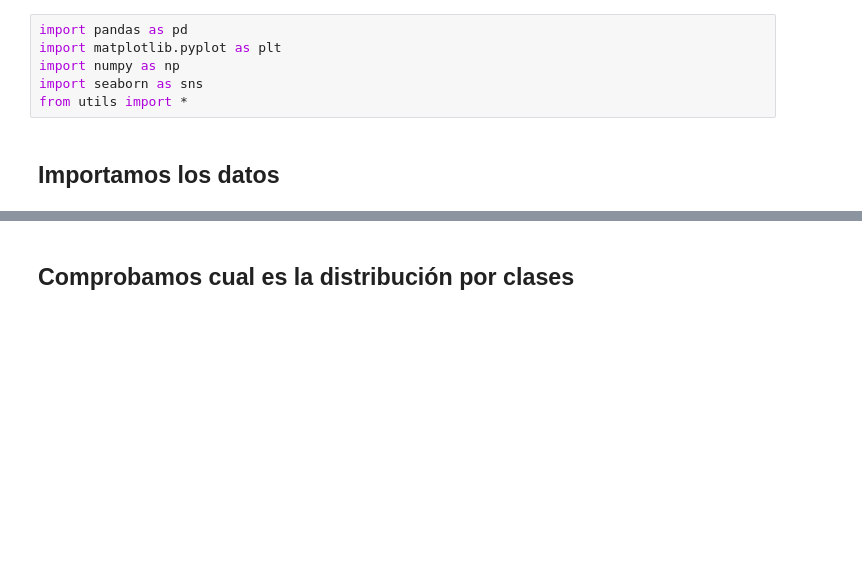
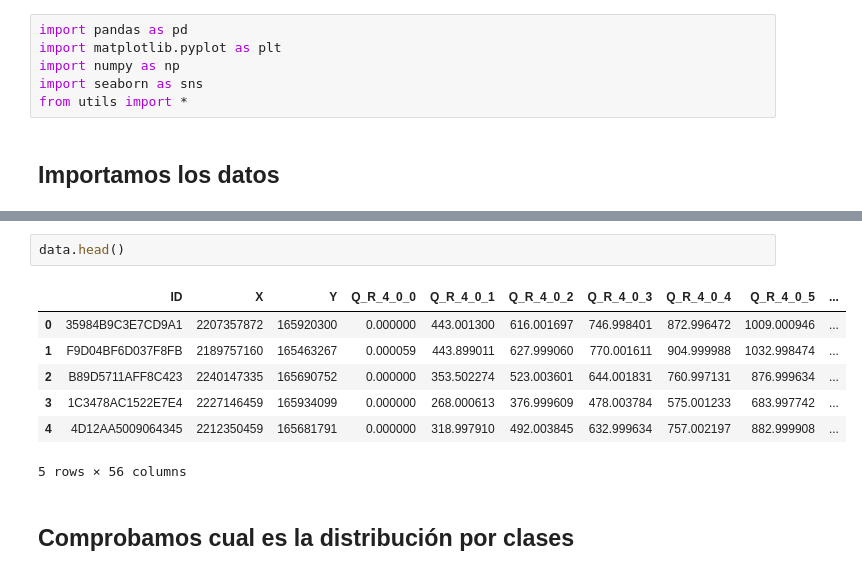
Before and after one commit to jomartla/UniversityHack-Datathon, a Jupyter notebook: MINSAIT_bester_manns.ipynb, the cells around one changed output, grey strips where cells are left out. Saved outputs shown, nothing was run; the diff lists cells and outputs as text; blank space fills up the shorter version.

```diff
--- a/MINSAIT_bester_manns.ipynb
+++ b/MINSAIT_bester_manns.ipynb
@@ -20,3 +36,13 @@ total = pd.concat([data,estimate])
+# %%
+data.head()
+# %% [output]
+|  | ID | X | Y | Q_R_4_0_0 | Q_R_4_0_1 | Q_R_4_0_2 | Q_R_4_0_3 | Q_R_4_0_4 | Q_R_4_0_5 | ... |
+| 0 | 35984B9C3E7CD9A1 | 2207357872 | 165920300 | 0.000000 | 443.001300 | 616.001697 | 746.998401 | 872.996472 | 1009.000946 | ... |
+| 1 | F9D04BF6D037F8FB | 2189757160 | 165463267 | 0.000059 | 443.899011 | 627.999060 | 770.001611 | 904.999988 | 1032.998474 | ... |
+| 2 | B89D5711AFF8C423 | 2240147335 | 165690752 | 0.000000 | 353.502274 | 523.003601 | 644.001831 | 760.997131 | 876.999634 | ... |
+| 3 | 1C3478AC1522E7E4 | 2227146459 | 165934099 | 0.000000 | 268.000613 | 376.999609 | 478.003784 | 575.001233 | 683.997742 | ... |
+| 4 | 4D12AA5009064345 | 2212350459 | 165681791 | 0.000000 | 318.997910 | 492.003845 | 632.999634 | 757.002197 | 882.999908 | ... |
+5 rows × 56 columns
 # %% [markdown]
 ## Comprobamos cual es la distribución por clases
 # %%
```
Also changed, not shown: parts of 19 cells of this notebook, 2 other files.
